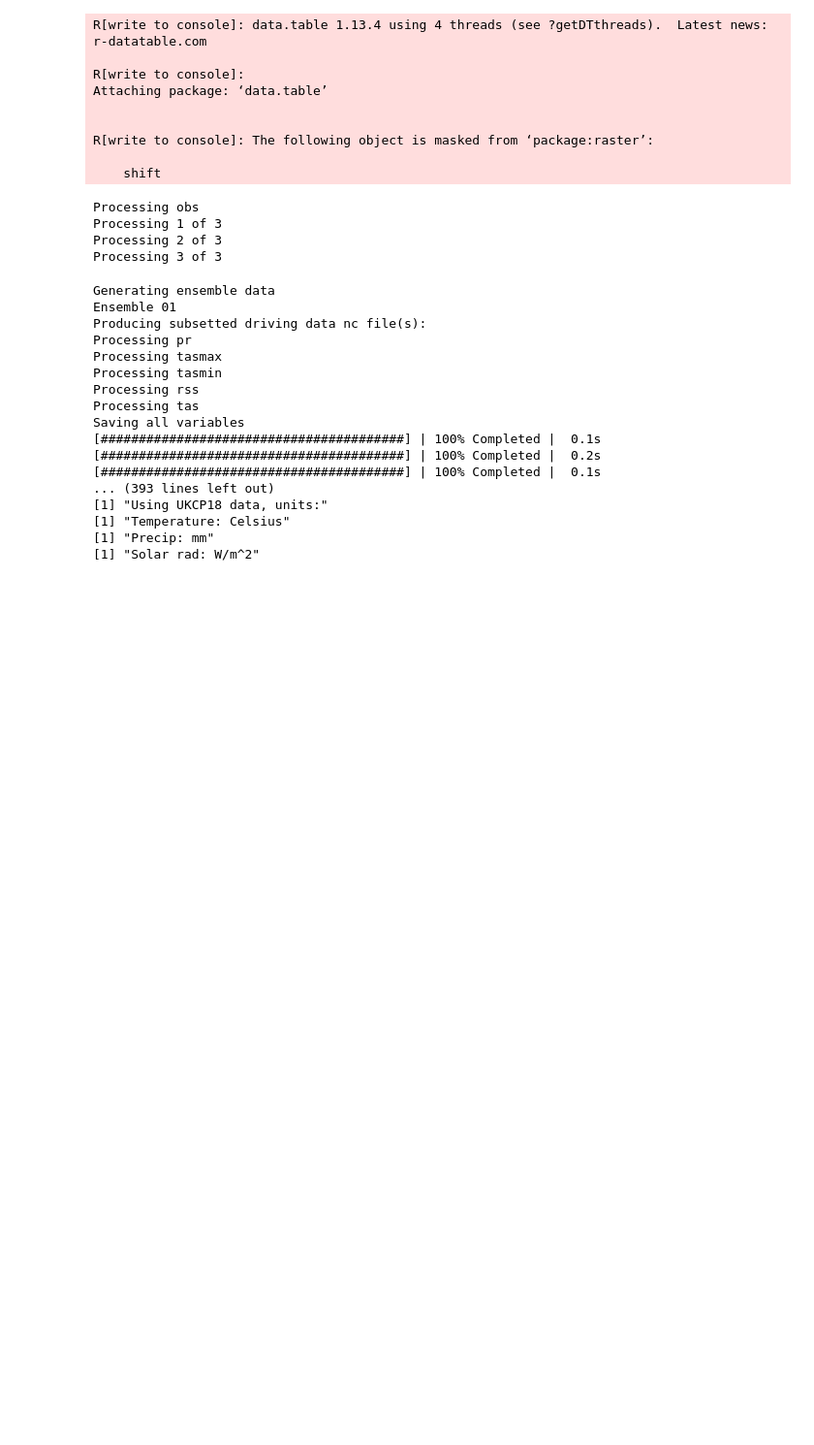
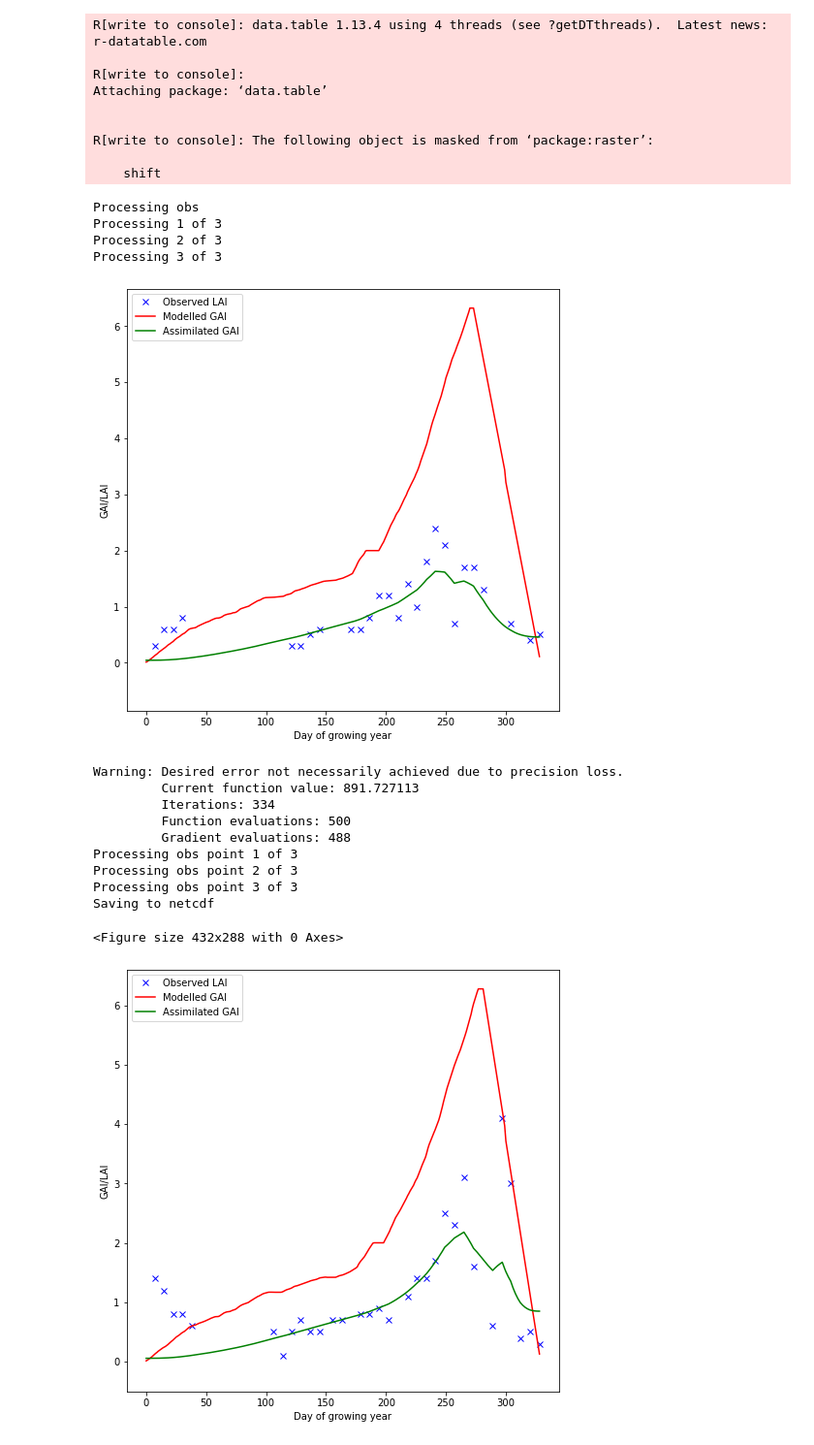
Before and after one commit to OpenCLIM/cropnet, a Jupyter notebook: assimilation_demo.ipynb, the cells around one changed output. Shown at 97% size. Cells and saved outputs as stored; diff of their text form; code cells hidden in the pictures; blank space fills up the shorter version.

```diff
--- a/assimilation_demo.ipynb
+++ b/assimilation_demo.ipynb
@@ -44,16 +44,16 @@ varnames = ["pr", "tasmax", "tasmin", "rss", "tas"]
 elevfile = 'None'
 
 # location and filename of the csv file containing the CO2 concentration projections
-CO2file = '/users/sgsys/matbro/cropNET/data/UKCP18_CO2_RCP85.csv'
+CO2file = '/users/sgsys/matbro/cropnet/data/UKCP18_CO2_RCP85.csv'
 
 # location and filename of the AWC data
-AWCrast = "/users/sgsys/matbro/cropNET/data/MaxWet1.tif"
+AWCrast = "/users/sgsys/matbro/cropnet/data/MaxWet1.tif"
 
 # location to save outputted yields in
-yieldsaveloc = '/users/sgsys/matbro/cropNET/outputs/'
+yieldsaveloc = '/users/sgsys/matbro/cropnet/outputs/'
 
 # where to store the formatted driving data
-saveloc = '/users/sgsys/matbro/cropNET/driving_datafiles'
+saveloc = '/users/sgsys/matbro/cropnet/driving_datafiles'
 
 # switch controlling plotting of outputs.
 # 0: no plots, 1: 1 plot containing the timeseries at each iteration,
@@ -77,7 +77,7 @@ plotdir = 'None'
 # run for in howmanyobs below.
 verify = 0
 howmanyobs = -1 # set to -1 for all
-yieldshapefile='/users/sgsys/matbro/data/cropyield/Mean_wheat_yields_v2/mean_wheat_yields_OSGB.shp'
+yieldshapefile='/users/sgsys/matbro/cropnet/data/cropyield/Mean_wheat_yields_v2/mean_wheat_yields_OSGB.shp'
 
 # obs switch. Set to 1 to download MODIS LAI, 2 to use already downloaded data,
 # option 1 uses the coords specified below
@@ -88,7 +88,7 @@ obs = 2
 # Note that all files in this directory will be used, regardless
 # of whether they are newly downloaded or not.
 # Create separate directories for different sets of locations
-MODISdir = '/users/sgsys/matbro/cropNET/data/MODIS/test/'
+MODISdir = '/users/sgsys/matbro/cropnet/data/MODIS/test/'
 
 # Coordinates to run over. Alternatively, a csv file with one x,y coord per line can
 # be specfied in coordsfile. Set coordsfile to None to use obscoords.
@@ -105,7 +105,8 @@ coordsfile = None
 # assimilated/optimum GAI being closer to the original modelled GAI.
 # To counteract this, change the moderrinfl variable below. You may need to
 # experiment a bit to get the results you want!
-ensmems = ['01', '04', '05', '06', '07', '08', '09', '10', '11', '12', '13', '15']
+#ensmems = ['01', '04', '05', '06', '07', '08', '09', '10', '11', '12', '13', '15']
+ensmems = ['01']
 
 # timespan of year to run for
 # If the timespan spans more than 1 whole year,
@@ -122,7 +123,10 @@ endday = 30
 obserrtype = 0 # if 1, obsstd = obs*obserr for each tstep (relative)
                # if 0, obsstd = obserr for each tstep (actual)
 obserr = 0.1 # the obs stdev to assume (either relative or actual)
-moderrinfl = 1 # factor to multiply the model error by
+
+moderrtype = 1 # as obserrtype
+moderr = 0.5 # as obserr. These two variables only used if len(ensmems)==1
+moderrinfl = 1 # factor to multiply the model error by.
 
 # maximum value by which the optimum/assimilated timeseries should not change by more than
 # for one timestep to the next in the smoothed timeseries in the smoothing constraint.
@@ -205,10 +209,8 @@ ensmemsint = [int(ensmem) for ensmem in ensmems]
 oldyields_dict = {}
 newyields_dict = {}
 for tob in coords:
-    oldyields_dict[str(tob[0])+','+str(tob[1])] = xr.DataArray(np.zeros((len(ensmems), len(years))), coords=[ensmemsint, years], d\
-ims=['ensmem', 'year'])
-    newyields_dict[str(tob[0])+','+str(tob[1])] = xr.DataArray(np.zeros((len(ensmems), len(years))), coords=[ensmemsint, years], d\
-ims=['ensmem', 'year'])
+    oldyields_dict[str(tob[0])+','+str(tob[1])] = xr.DataArray(np.zeros((len(ensmems), len(years))), coords=[ensmemsint, years], dims=['ensmem', 'year'])
+    newyields_dict[str(tob[0])+','+str(tob[1])] = xr.DataArray(np.zeros((len(ensmems), len(years))), coords=[ensmemsint, years], dims=['ensmem', 'year'])
 oldyields_vari = xr.Dataset(oldyields_dict)
 newyields_vari = xr.Dataset(newyields_dict)
 
@@ -257,7 +259,8 @@ for year in years:
     tmean_p_all, prec_p_all, solarrad_p_all, \
     Jarray_p_all, Cday_p_all, GSS_p_all, \
     HarvestJday, AWC_allp, CDD, TT, temp_cconc = \
-    ensgen_point(ensmems, times, datasetname, precname, radname, crop, coords,
+    ensgen_point(ensmems, times, moderrtype, moderr,
+                 datasetname, precname, radname, crop, coords,
                  dataloc, saveloc, AWCrast, elevfile, CO2file)
 
     # now we've done the ensgen, do the assimilation
@@ -287,47 +290,42 @@ for year in years:
             newyields_vari[str(tob[0])+','+str(tob[1])].loc[dict(ensmem=int(ensmem), year=endyear)] = newyields[counter]
             counter+=1
 
     cfallensmems_vari = xr.concat(cfxrs_vari, dim='ensmem')
     cfyears_vari.append(cfallensmems_vari)
 
 if len(years) > 1:
     print('Calculating climatological conversion factor using years: ' + str(years) + '\n')
     cfallyears_vari = xr.concat(cfyears_vari, dim='date')
     del cfyears_vari
     cfensmean_vari = cfallyears_vari.mean(dim='ensmem')
     del cfallyears_vari
     dayroll = -1*(startmonth*30 + startday-1)
     cfclim_vari = cfensmean_vari.groupby('date.dayofyear').mean().roll(dayofyear=dayroll, roll_coords=True)
 
 print('Saving to netcdf')
 if not os.path.exists(yieldsaveloc):
     os.makedirs(yieldsaveloc)
 now = dt.datetime.now().strftime('%Y%m%d%H%M%s')[:14]
 oldyieldfile = os.path.join(yieldsaveloc, now + '_oldyield.nc')
 newyieldfile = os.path.join(yieldsaveloc, now + '_newyield.nc')
 cfclimfile   = os.path.join(yieldsaveloc, now + '_cfclimo.nc')
 oldyields_vari.to_netcdf(oldyieldfile)
 newyields_vari.to_netcdf(newyieldfile)
 if len(years) > 1:
     cfclim_vari.to_netcdf(cfclimfile)
 
 if verify==1:
     verifyyield(yieldfile, coords, oldyields_vari, newyields_vari, years, yieldsaveloc)
 # %% [output]
+[figure, added]
-Generating ensemble data
-Ensemble 01
-Producing subsetted driving data nc file(s):
-Processing pr
-Processing tasmax
-Processing tasmin
-Processing rss
-Processing tas
-Saving all variables
-[########################################] | 100% Completed |  0.1s
-[########################################] | 100% Completed |  0.2s
-[########################################] | 100% Completed |  0.1s
-... (393 lines left out)
-[1] "Using UKCP18 data, units:"
-[1] "Temperature: Celsius"
-[1] "Precip: mm"
-[1] "Solar rad: W/m^2"
+Warning: Desired error not necessarily achieved due to precision loss.
+         Current function value: 891.727113
+         Iterations: 334
+         Function evaluations: 500
+         Gradient evaluations: 488
+Processing obs point 1 of 3
+Processing obs point 2 of 3
+Processing obs point 3 of 3
+Saving to netcdf
+<Figure size 432x288 with 0 Axes>
+[figure, added]
```
Also changed, not shown: parts of 1 cell of this notebook, 3 other files.
